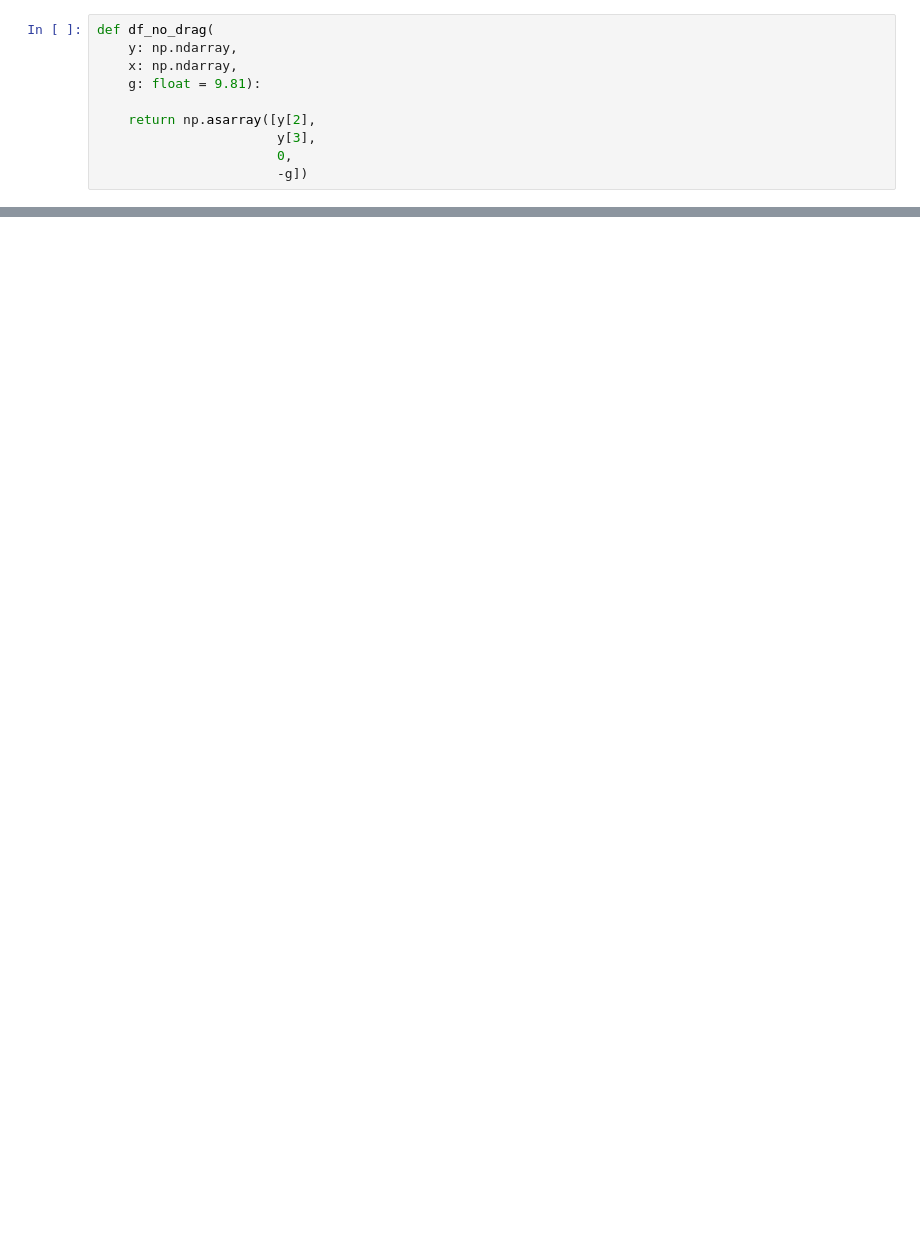
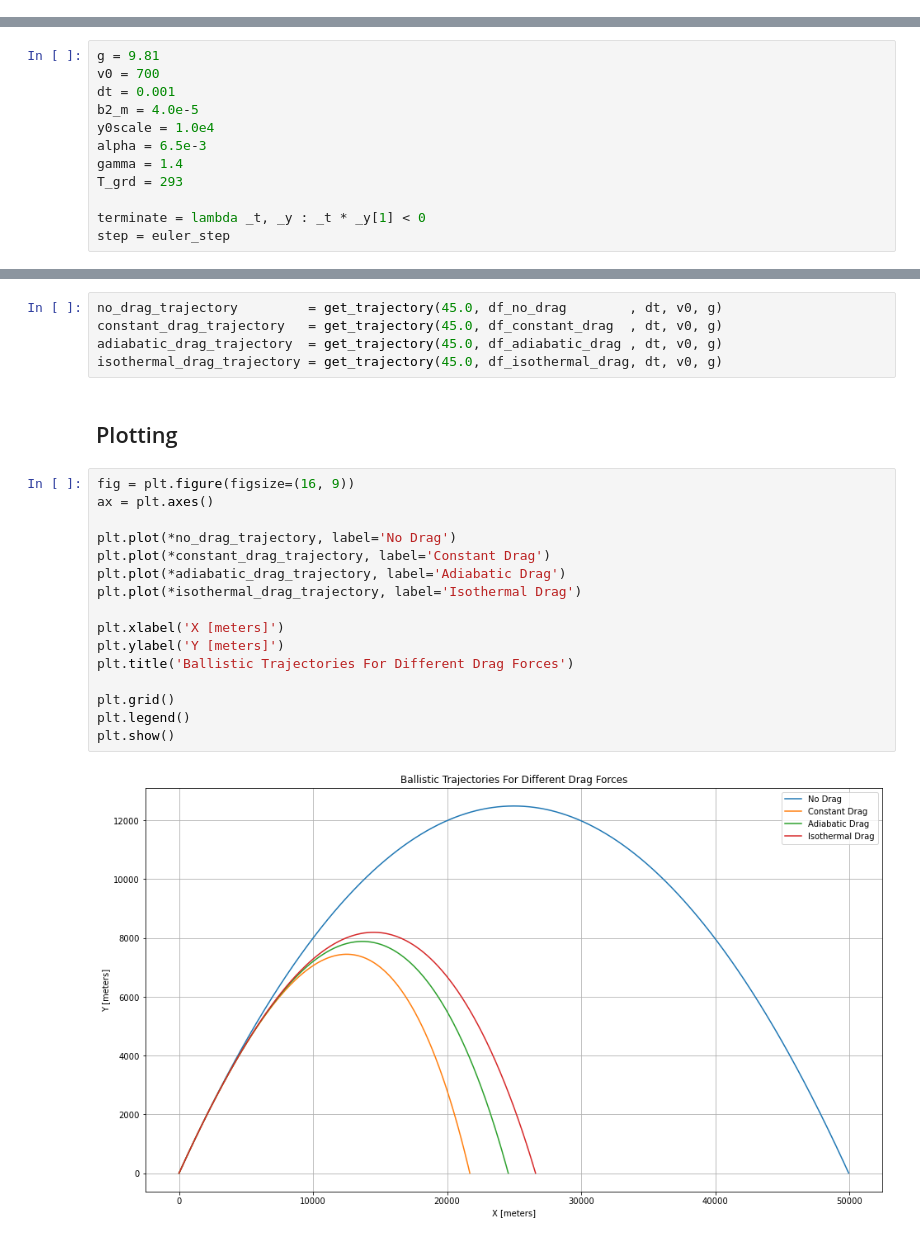
Before and after one commit to ethank5149/PurduePHYS580, a Jupyter notebook: Labs/Lab2/Lab2.ipynb, the cells around one changed output, grey strips where cells are left out. Cells and saved outputs as stored; diff of their text form; blank space fills up the shorter version.

```diff
--- a/Labs/Lab2/Lab2.ipynb
+++ b/Labs/Lab2/Lab2.ipynb
@@ -91,10 +0,0 @@ def df_adiabatic_drag(
-# %%
-def df_no_drag(
-    y: np.ndarray,
-    x: np.ndarray,
-    g: float = 9.81):
-
-    return np.asarray([y[2],
-                       y[3],
-                       0,
-                       -g])
@@ -268,0 +135,12 @@ def bisect_max(angles, ranges, epsilon, f):
+# %%
+g = 9.81
+v0 = 700
+dt = 0.001
+b2_m = 4.0e-5
+y0scale = 1.0e4
+alpha = 6.5e-3
+gamma = 1.4
+T_grd = 293
+
+terminate = lambda _t, _y : _t * _y[1] < 0
+step = euler_step
@@ -268,0 +149,25 @@ def bisect_max(angles, ranges, epsilon, f):
+# %%
+no_drag_trajectory         = get_trajectory(45.0, df_no_drag        , dt, v0, g)
+constant_drag_trajectory   = get_trajectory(45.0, df_constant_drag  , dt, v0, g)
+adiabatic_drag_trajectory  = get_trajectory(45.0, df_adiabatic_drag , dt, v0, g)
+isothermal_drag_trajectory = get_trajectory(45.0, df_isothermal_drag, dt, v0, g)
+# %% [markdown]
+## Plotting
+# %%
+fig = plt.figure(figsize=(16, 9))
+ax = plt.axes()
+
+plt.plot(*no_drag_trajectory, label='No Drag')
+plt.plot(*constant_drag_trajectory, label='Constant Drag')
+plt.plot(*adiabatic_drag_trajectory, label='Adiabatic Drag')
+plt.plot(*isothermal_drag_trajectory, label='Isothermal Drag')
+
+plt.xlabel('X [meters]')
+plt.ylabel('Y [meters]')
+plt.title('Ballistic Trajectories For Different Drag Forces')
+
+plt.grid()
+plt.legend()
+plt.show()
+# %% [output]
+[figure, added]
```
Also changed, not shown: parts of 61 cells of this notebook, 1 other file.
